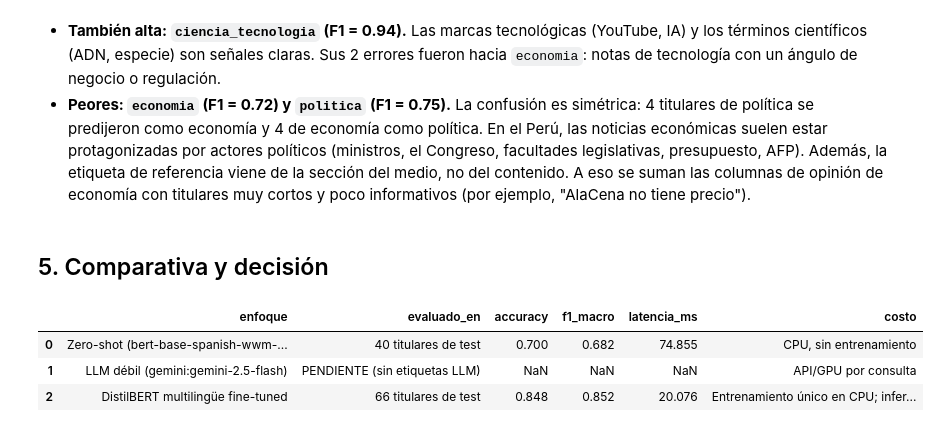
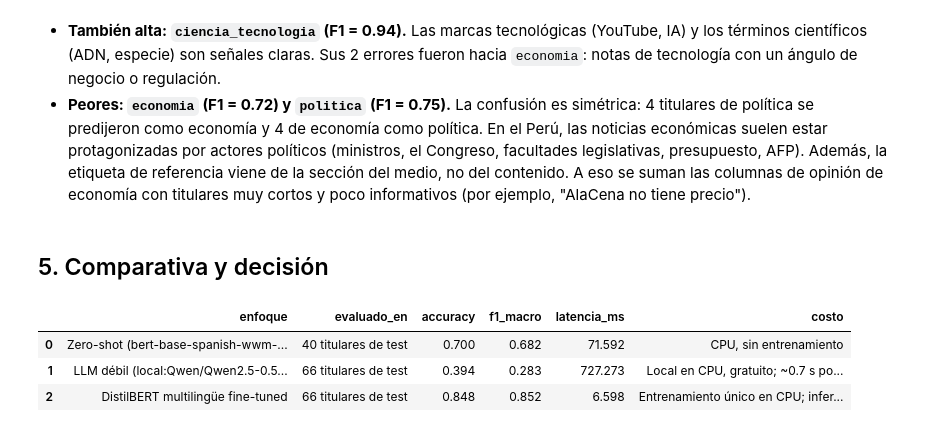
Before and after one commit to serugiran96/diplomado_pucp_tareas_melinarozas, a Jupyter notebook: tarea_1/02_clasificacion.ipynb, the cells around one changed output. Cells and saved outputs as stored; diff of their text form; code cells hidden in the pictures.

```diff
--- a/tarea_1/02_clasificacion.ipynb
+++ b/tarea_1/02_clasificacion.ipynb
@@ -102,8 +105,8 @@ if Path(".env").exists():
         if "=" in linea and not linea.startswith("#"):
             k, v = linea.split("=", 1); os.environ.setdefault(k.strip(), v.strip())
 
-LLM_BACKEND = os.environ.get("LLM_BACKEND", "gemini")
-LLM_MODELO = os.environ.get("LLM_MODELO", "gemini-2.5-flash" if LLM_BACKEND == "gemini" else "qwen2.5:7b")
+LLM_BACKEND = os.environ.get("LLM_BACKEND", "local")
+LLM_MODELO = os.environ.get("LLM_MODELO", {"local": "Qwen/Qwen2.5-0.5B-Instruct", "gemini": "gemini-2.5-flash"}.get(LLM_BACKEND, "qwen2.5:7b"))
 PROMPT = """Eres un editor de un diario peruano. Clasifica el titular en UNA de estas categorías:
 - politica: gobierno, Congreso, partidos, elecciones, justicia y corrupción de funcionarios, política internacional.
 - economia: mercados, empresas, empleo, precios, impuestos, AFP, finanzas personales, comercio.
@@ -134,8 +137,15 @@ RUTA_LLM = DATOS / "etiquetas_llm.csv"
 def ollama_activo():
     try: return requests.get("http://localhost:11434/api/tags", timeout=3).ok
     except requests.RequestException: return False
-LLM_DISPONIBLE = bool(os.environ.get("GEMINI_API_KEY")) if LLM_BACKEND == "gemini" else ollama_activo()
-if not LLM_DISPONIBLE:
+lat_llm = np.nan
+if LLM_BACKEND == "local":
+    if not RUTA_LLM.exists():
+        subprocess.run([sys.executable, "llm_etiquetado.py"], check=True)
+    LLM_DISPONIBLE = False                 # las etiquetas ya las generó llm_etiquetado.py
+    lat_llm = 320 / 440                    # medido en la ejecución del script: 440 titulares en 320 s (CPU)
+else:
+    LLM_DISPONIBLE = bool(os.environ.get("GEMINI_API_KEY")) if LLM_BACKEND == "gemini" else ollama_activo()
+if LLM_BACKEND != "local" and not LLM_DISPONIBLE:
     print(f"PENDIENTE: backend '{LLM_BACKEND}' no disponible (falta GEMINI_API_KEY en .env u Ollama). "
           "Se omite el etiquetado LLM; el resto del notebook continúa.")
 previas = pd.read_csv(RUTA_LLM) if RUTA_LLM.exists() else pd.DataFrame(columns=["titular", "etiqueta_llm", "confianza", "modelo_llm", "fecha"])
@@ -159,6 +169,9 @@ if len(etiquetas_llm):
     etiquetas_llm.to_csv(RUTA_LLM, index=False)
 else:
     etiquetas_llm = None
-lat_llm = (time.time() - t0) / n0 if n0 else np.nan
+if n0:
+    lat_llm = (time.time() - t0) / n0
+if etiquetas_llm is not None:
+    print(f"{len(etiquetas_llm)} etiquetas | modelo: {etiquetas_llm.modelo_llm.iloc[0]} | {etiquetas_llm.etiqueta_llm.value_counts().to_dict()}")
 etiquetas_llm.head() if etiquetas_llm is not None else print("Sin etiquetas LLM todavía.")
 # %% [output]
@@ -293,19 +383,19 @@ ciencia_tecnologia      1.000     0.882     0.938        17
 # %%
 if etiquetas_llm is not None:
     test_llm = test.merge(etiquetas_llm[["titular", "etiqueta_llm"]], on="titular", how="left").fillna({"etiqueta_llm": "sin_etiqueta"})
     acc_llm = accuracy_score(test_llm.etiqueta, test_llm.etiqueta_llm)
-    f1_llm = f1_score(test_llm.etiqueta, test_llm.etiqueta_llm, average="macro", labels=CATEGORIAS)
-    guardar_metricas(llm_test_accuracy=round(acc_llm, 4), llm_test_f1_macro=round(f1_llm, 4), llm_modelo=f"{LLM_BACKEND}:{LLM_MODELO}")
+    f1_llm = f1_score(test_llm.etiqueta, test_llm.etiqueta_llm, average="macro", labels=CATEGORIAS, zero_division=0)
+    guardar_metricas(llm_test_accuracy=round(acc_llm, 4), llm_test_f1_macro=round(f1_llm, 4), llm_modelo=etiquetas_llm.modelo_llm.iloc[0])
 else:
     test_llm, acc_llm, f1_llm, lat_llm = test.iloc[:0], np.nan, np.nan, np.nan  # pendiente: sin etiquetas LLM
 comparativa = pd.DataFrame([
     {"enfoque": "Zero-shot (bert-base-spanish-wwm-cased-xnli)", "evaluado_en": f"{len(muestra_zs)} titulares de test", "accuracy": acc_zs, "f1_macro": f1_zs, "latencia_ms": lat_zs * 1000, "costo": "CPU, sin entrenamiento"},
-    {"enfoque": f"LLM débil ({LLM_BACKEND}:{LLM_MODELO})", "evaluado_en": f"{len(test_llm)} titulares de test" if len(test_llm) else "PENDIENTE (sin etiquetas LLM)", "accuracy": acc_llm, "f1_macro": f1_llm, "latencia_ms": lat_llm * 1000, "costo": "API/GPU por consulta"},
+    {"enfoque": f"LLM débil ({etiquetas_llm.modelo_llm.iloc[0] if etiquetas_llm is not None else LLM_MODELO})", "evaluado_en": f"{len(test_llm)} titulares de test" if len(test_llm) else "PENDIENTE (sin etiquetas LLM)", "accuracy": acc_llm, "f1_macro": f1_llm, "latencia_ms": lat_llm * 1000, "costo": "Local en CPU, gratuito; ~0.7 s por titular" if LLM_BACKEND == "local" else "API/GPU por consulta"},
     {"enfoque": "DistilBERT multilingüe fine-tuned", "evaluado_en": f"{len(test)} titulares de test", "accuracy": acc_ft, "f1_macro": f1_ft, "latencia_ms": lat_ft * 1000, "costo": "Entrenamiento único en CPU; inferencia local"},
 ]).round(3)
 comparativa
 # %% [output]
 |  | enfoque | evaluado_en | accuracy | f1_macro | latencia_ms | costo |
-| 0 | Zero-shot (bert-base-spanish-wwm-... | 40 titulares de test | 0.700 | 0.682 | 74.855 | CPU, sin entrenamiento |
-| 1 | LLM débil (gemini:gemini-2.5-flash) | PENDIENTE (sin etiquetas LLM) | NaN | NaN | NaN | API/GPU por consulta |
-| 2 | DistilBERT multilingüe fine-tuned | 66 titulares de test | 0.848 | 0.852 | 20.076 | Entrenamiento único en CPU; infer... |
+| 0 | Zero-shot (bert-base-spanish-wwm-... | 40 titulares de test | 0.700 | 0.682 | 71.592 | CPU, sin entrenamiento |
+| 1 | LLM débil (local:Qwen/Qwen2.5-0.5... | 66 titulares de test | 0.394 | 0.283 | 727.273 | Local en CPU, gratuito; ~0.7 s po... |
+| 2 | DistilBERT multilingüe fine-tuned | 66 titulares de test | 0.848 | 0.852 | 6.598 | Entrenamiento único en CPU; infer... |
```
Also changed, not shown: parts of 13 cells of this notebook, 3 other files.
